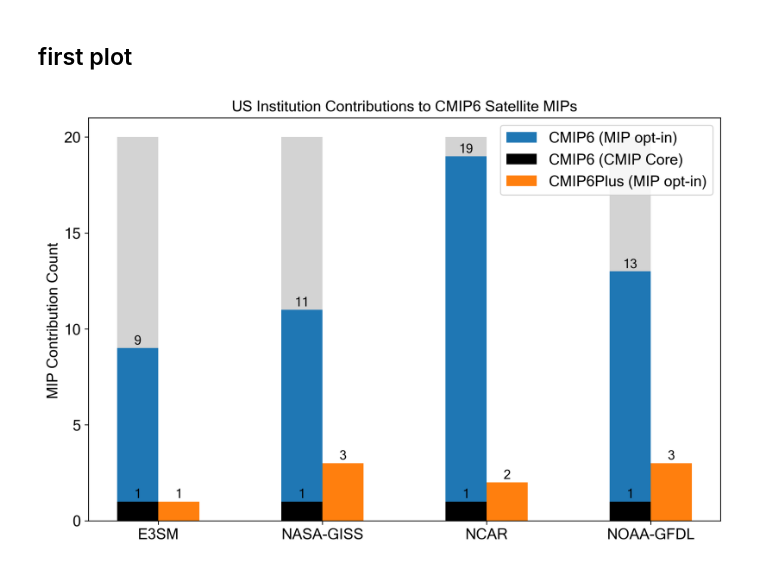
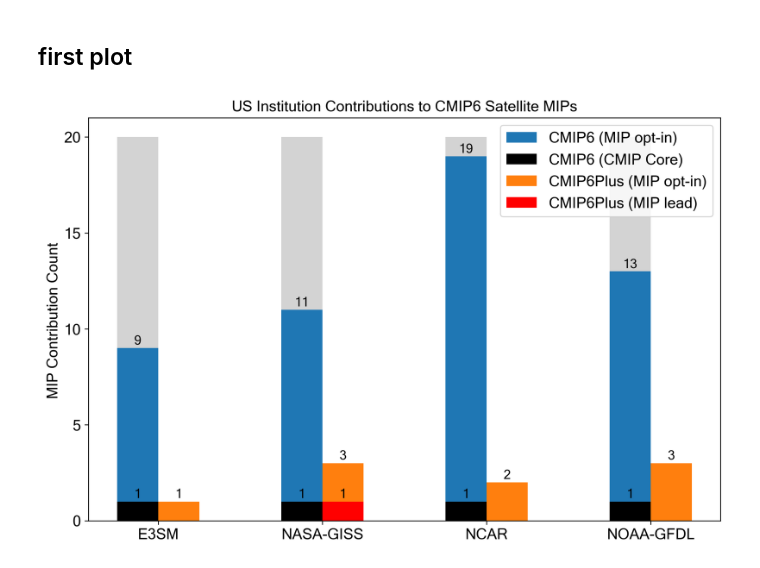
Before and after one commit to durack1/MIPPlots, a Jupyter notebook: mipContributions.ipynb, the cells around one changed output. Drawn from its saved outputs; the diff is of its cells as text; code cells hidden in the pictures.

Commit message:
add cmip6PlusMipLead variable

```diff
--- a/mipContributions.ipynb
+++ b/mipContributions.ipynb
@@ -24,6 +25,7 @@ timeFormat: 230405T161645
 labels = ["E3SM", "NASA-GISS", "NCAR", "NOAA-GFDL"]
 cmip6Mips = [9, 11, 19, 13]  # CMIP6 values pulled from https://esgf-node.llnl.gov/search/cmip6/
 cmip6PlusMips = [1, 3, 2, 3]  # "CMIP6Plus" values pulled from CERESMIP, LESFMIP and RAMIP papers
+cmip6PlusMipLead = [np.nan, 1, np.nan, np.nan]  # Number of "CMIP5Plus" MIPs that are being institutionally led
 cmip = [1,]*4  # pad a single entry - CMIP "entry card"
 pad = [20,]*4  # pad a blank entry
 # %% [markdown]
@@ -41,31 +43,33 @@ fig, ax = plt.subplots(figsize=(9, 6), dpi=300)
 # plot
 rects0 = ax.bar(x - width*.5, pad, width, label="", color="lightgrey")
 rects2 = ax.bar(x - width*.5, cmip6Mips, width, label="CMIP6 (MIP opt-in)")
 rects1 = ax.bar(x - width*.5, cmip, width, label="CMIP6 (CMIP Core)", color="black")  # overplot last
 rects3 = ax.bar(x + width*.5, cmip6PlusMips, width, label="CMIP6Plus (MIP opt-in)")
+rects4 = ax.bar(x + width*.5, cmip6PlusMipLead, width, label="CMIP6Plus (MIP lead)", color="red")
 
 # pretty things up - add text for labels, title and custom x-axis tick labels, etc.
 ax.set_title('US Institution Contributions to CMIP6 Satellite MIPs',
              fontname=fontName, fontsize=fontsize)
 ax.set_ylabel('MIP Contribution Count', fontname=fontName, fontsize=fontsize)
 plt.yticks([0,5,10,15,20], fontname=fontName, fontsize=fontsize)
 ax.set_xticks(x, labels, fontname=fontName, fontsize=fontsize)
 ax.legend(prop={"family": fontName, "size": fontsize})
 
 # label cleanup
 padding = 1
 labelSize = 12
 
 # add labels/counts to each bar
 ax.bar_label(rects2, padding=padding, fontname=fontName, fontsize=labelSize)
 ax.bar_label(rects3, padding=padding, fontname=fontName, fontsize=labelSize)
 ax.bar_label(rects1, padding=padding, fontname=fontName, fontsize=labelSize)
+ax.bar_label(rects4, padding=padding, fontname=fontName, fontsize=labelSize)
 
 # fill canvas
 fig.tight_layout()
 
 # display, save and close
 plt.show()
 fig.savefig("_".join([timeFormat,"USMIPContribution-Counts.png"]))
 # %% [output]
-[figure, old version]
+[figure, new version]
```
Also changed, not shown: parts of 2 cells of this notebook.
